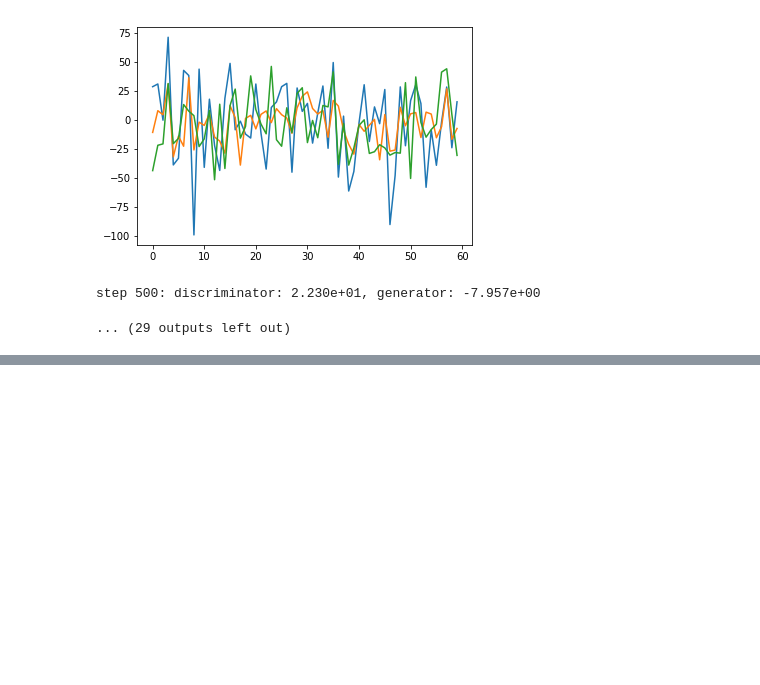
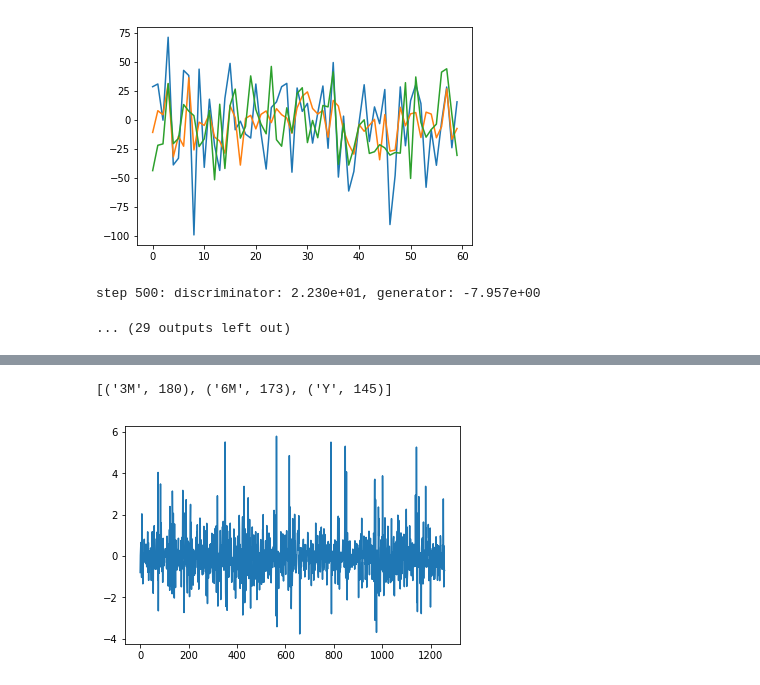
Before and after one commit to DBaudry/Generating_Financial_Time_Series_with_GAN, a Jupyter notebook: Test.ipynb, the cells around one changed output, grey strips where cells are left out. Cells and saved outputs as stored; diff of their text form; code cells hidden in the pictures; blank space fills up the shorter version.

```diff
--- a/Test.ipynb
+++ b/Test.ipynb
@@ -93,0 +137,22 @@ step 500: discriminator: 2.230e+01, generator: -7.957e+00
+# %%
+name_window = {'3M': [], '6M': [], 'Y': []}
+for name in param.keys():
+    wdw = param[name]['window']
+    if wdw == 60:
+        name_window['3M'].append(name)
+    elif wdw == 125:
+        name_window['6M'].append(name)
+    elif wdw == 250:
+        name_window['Y'].append(name)
+    else:
+        print('Unexpected window: {}'.format(wdw))
+print([(key, len(name_window[key])) for key in name_window.keys()])
+# %% [output]
+[('3M', 180), ('6M', 173), ('Y', 145)]
+# %%
+data = get_data('VIX.csv')
+data = (data - data.mean())/data.std()
+plt.plot(data)
+plt.show()
+# %% [output]
+[figure, added]
```
Also changed, not shown: parts of 11 cells of this notebook, 1 other file.
